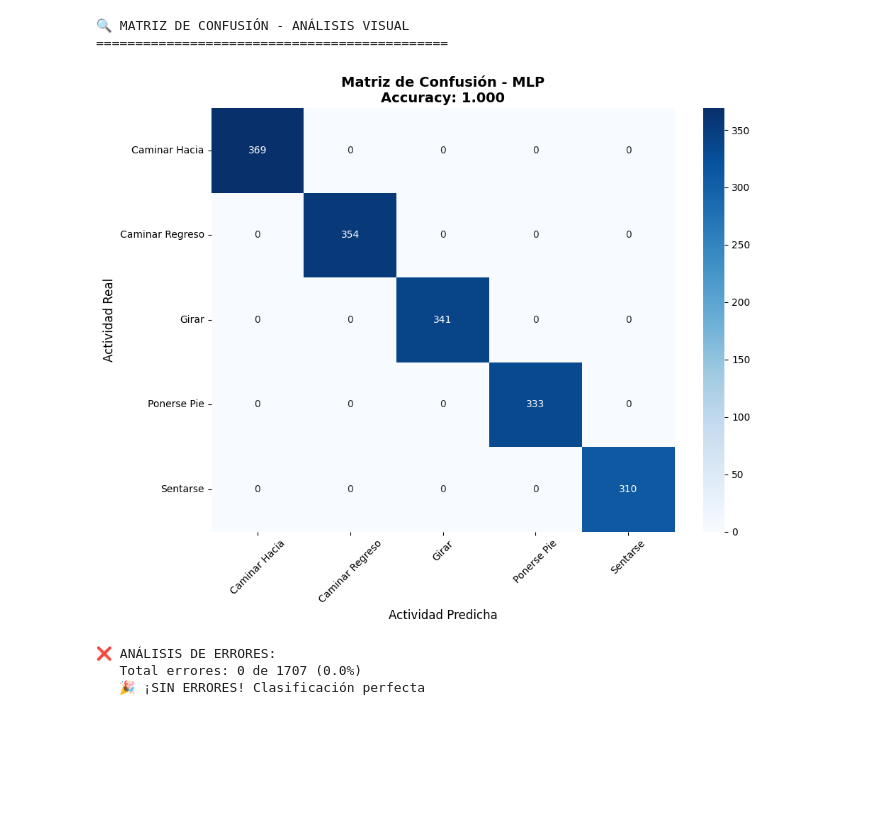
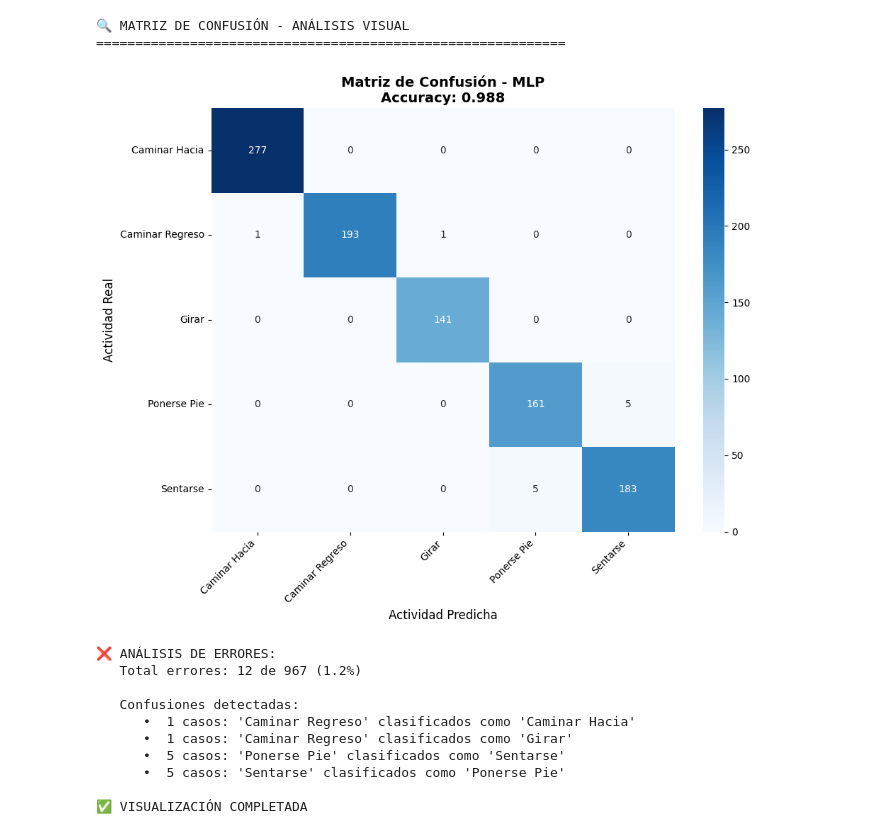
Before and after one commit to JRuiz1601/video-ai-annotation-system, a Jupyter notebook: Entrega2/notebooks/05_model_training.ipynb, the cells around one changed output. Saved outputs shown, nothing was run; the diff lists cells and outputs as text; code cells hidden in the pictures; blank space fills up the shorter version.

```diff
--- a/Entrega2/notebooks/05_model_training.ipynb
+++ b/Entrega2/notebooks/05_model_training.ipynb
@@ -279,49 +309,61 @@ Posición   Modelo               Accuracy     Tiempo
 # %%
+# ============================================
 # MATRIZ DE CONFUSIÓN DEL MEJOR MODELO
+# ============================================
+
 print("🔍 MATRIZ DE CONFUSIÓN - ANÁLISIS VISUAL")
-print("=" * 45)
+print("=" * 60)
 
 # Crear matriz de confusión
 cm = confusion_matrix(y_val, y_pred_best)
 
 # Visualizar matriz de confusión
 plt.figure(figsize=(10, 8))
 sns.heatmap(cm,
            annot=True,
            fmt='d',
            cmap='Blues',
-           xticklabels=[act.replace('_', ' ').title() for act in encoder.classes_],
-           yticklabels=[act.replace('_', ' ').title() for act in encoder.classes_])
+           xticklabels=[act.replace('_', ' ').title() for act in label_encoder.classes_],
+           yticklabels=[act.replace('_', ' ').title() for act in label_encoder.classes_])
 
 plt.title(f'Matriz de Confusión - {best_model_name}\nAccuracy: {best_model_results["val_accuracy"]:.3f}',
           fontsize=14, fontweight='bold')
 plt.ylabel('Actividad Real', fontsize=12)
 plt.xlabel('Actividad Predicha', fontsize=12)
-plt.xticks(rotation=45)
+plt.xticks(rotation=45, ha='right')
 plt.yticks(rotation=0)
 plt.tight_layout()
 plt.show()
 
 # Análisis de errores
 print(f"\n❌ ANÁLISIS DE ERRORES:")
 total_errors = np.sum(cm) - np.trace(cm)
 print(f"   Total errores: {total_errors} de {len(y_val)} ({total_errors/len(y_val)*100:.1f}%)")
 
 if total_errors > 0:
-    print(f"   Errores más comunes:")
-    for i in range(len(encoder.classes_)):
-        for j in range(len(encoder.classes_)):
+    print(f"\n   Confusiones detectadas:")
+    for i in range(len(label_encoder.classes_)):
+        for j in range(len(label_encoder.classes_)):
             if i != j and cm[i, j] > 0:
-                real_activity = encoder.classes_[i].replace('_', ' ').title()
-                pred_activity = encoder.classes_[j].replace('_', ' ').title()
-                print(f"      {cm[i, j]} casos: {real_activity} → {pred_activity}")
+                real_activity = label_encoder.classes_[i].replace('_', ' ').title()
+                pred_activity = label_encoder.classes_[j].replace('_', ' ').title()
+                print(f"      • {cm[i, j]:2d} casos: '{real_activity}' clasificados como '{pred_activity}'")
 else:
     print(f"   🎉 ¡SIN ERRORES! Clasificación perfecta")
+
+print(f"\n✅ VISUALIZACIÓN COMPLETADA")
 # %% [output]
 🔍 MATRIZ DE CONFUSIÓN - ANÁLISIS VISUAL
-=============================================
+============================================================
-[figure, old version]
+[figure, new version]
 ❌ ANÁLISIS DE ERRORES:
-   Total errores: 0 de 1707 (0.0%)
-   🎉 ¡SIN ERRORES! Clasificación perfecta
+   Total errores: 12 de 967 (1.2%)
+
+   Confusiones detectadas:
+      •  1 casos: 'Caminar Regreso' clasificados como 'Caminar Hacia'
+      •  1 casos: 'Caminar Regreso' clasificados como 'Girar'
+      •  5 casos: 'Ponerse Pie' clasificados como 'Sentarse'
+      •  5 casos: 'Sentarse' clasificados como 'Ponerse Pie'
+
+✅ VISUALIZACIÓN COMPLETADA
 # %%
```
Also changed, not shown: parts of 8 cells of this notebook, 15 other files.
